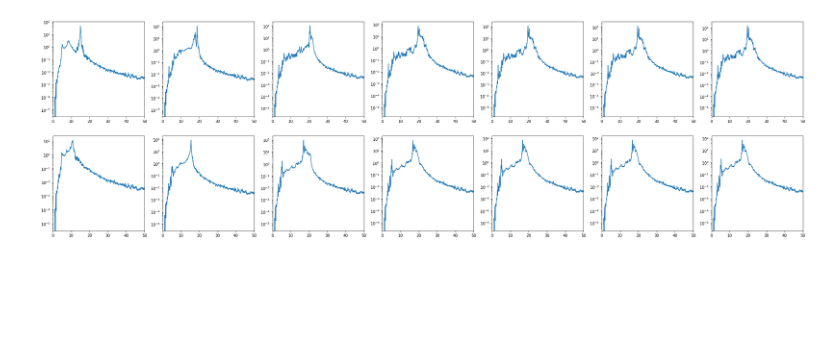
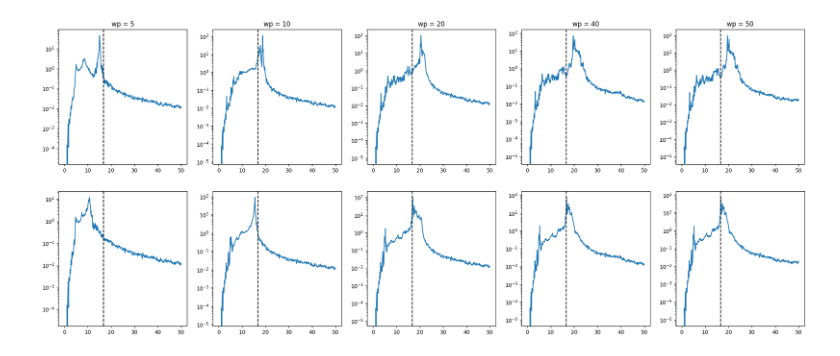
Before and after one commit to meganhott/QCDark2, a Jupyter notebook: plasmon_peak.ipynb, the cells around one changed output. Cells and saved outputs as stored; diff of their text form; code cells hidden in the pictures; blank space fills up the shorter version.

```diff
--- a/plasmon_peak.ipynb
+++ b/plasmon_peak.ipynb
@@ -9,12 +9,12 @@ from binning import gen_bin_centers
 mElectron = 5.1099894e5
 alpha = 1.0/137.03599908
 # %%
-q = np.arange(0.01, 1, parmt.dq) #alpha me
-E = np.arange(0, 200+parmt.dE, parmt.dE) #eV
+q = np.arange(0.01, 5, parmt.dq) #alpha me
+E = np.arange(0, 50+parmt.dE, parmt.dE) #eV
 
 #RPA
-binned_eps = np.load('test_resources/epsilon_1q_200E_tz_6/binned_eps.npy') #6x6x6 -> 6x6x6
-bin_centers = gen_bin_centers(q_max=1)
+binned_eps = np.load('test_resources/epsilon_5q_50E_tz_6/binned_eps.npy') #6x6x6 -> 6x6x6
+bin_centers = gen_bin_centers(q_max=5)
 eps_6 = epsilon_r(bin_centers, binned_eps)
 # %%
 #RPA Kramers-Kronig
@@ -101,17 +101,18 @@ def f(eps_im, E, q, wp, corr=False):
     f = parmt.dq*(np.sum(elf/q[:,None], axis=0) - 0.5*(elf[0]/q[0,None] + elf[-1]/q[-1,None])) #trapezoid rule for q integration
     return f
 # %%
-wp = [5, 10, 20, 40, 60, 80, 100]
+wp = [5, 10, 20, 40, 50]
 fig, ax = plt.subplots(2, len(wp), figsize=(5*len(wp),10))
 #im0 = ax[0].pcolormesh(E, q, f(eps_6_im, E, q, 10, corr=True), norm=matplotlib.colors.SymLogNorm(1e-6))
 #im0 = ax[1].pcolormesh(E, q, f(eps_6_im, E, q, 200, corr=True), norm=matplotlib.colors.SymLogNorm(1e-6))
 for i,w in enumerate(wp):
     ax[(0,i)].plot(E, f(eps_6_im, E, q, w, corr=True))
     ax[(0,i)].set_yscale('log')
-    ax[(0,i)].set_xlim([0,50])
+    ax[(0,i)].set_title(f'wp = {w}')
+    ax[(0,i)].axvline(16.7, color='k', linestyle='--')
     ax[(1,i)].plot(E, f(darkelf_gpaw.eps2(E, q*alpha*mElectron), E, q, w, corr=False))
     ax[(1,i)].set_yscale('log')
-    ax[(1,i)].set_xlim([0,50])
+    ax[(1,i)].axvline(16.7, color='k', linestyle='--')
 plt.show()
 # %% [output]
-[figure, old version]
+[figure, new version]
```
Also changed, not shown: parts of 5 cells of this notebook.
